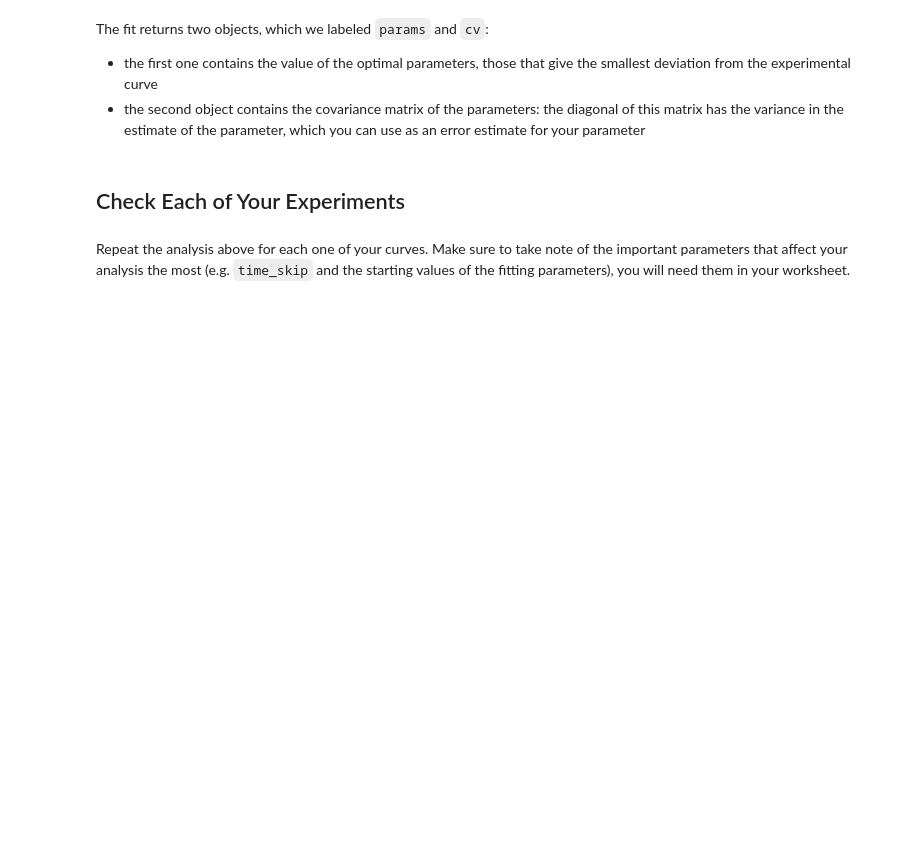
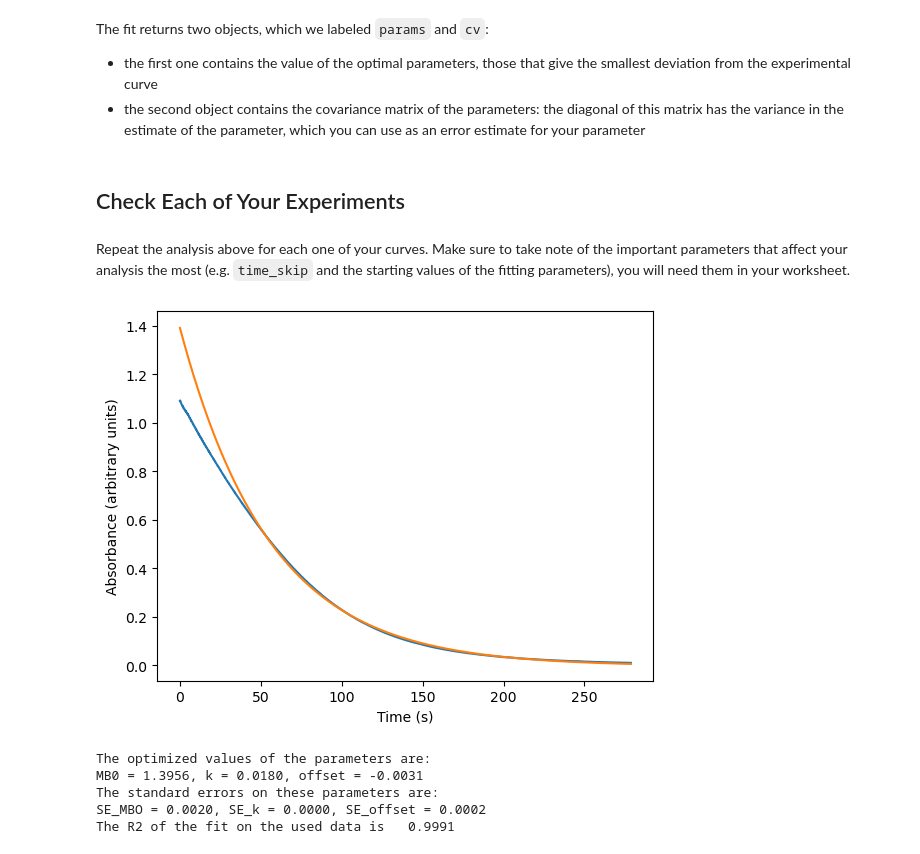
Before and after one commit to DavidShreve/PChemLab, a Jupyter notebook: Kinetics_ModelingData.ipynb, the cells around one changed output. Drawn from its saved outputs; the diff is of its cells as text; code cells hidden in the pictures; blank space fills up the shorter version.

```diff
--- a/Kinetics_ModelingData.ipynb
+++ b/Kinetics_ModelingData.ipynb
@@ -254,7 +254,7 @@ We need to load the Google Drive and access an example of a dataset from a kinet
 # @title Set Local Path { display-mode: "form" }
 # The following needs to be the path of the folder with all your collected data in .csv format
 local_path="/Users/School/PycharmProjects/PChemLab/Kinetics_Data/MB_Data" # @param {type:"string"}
-path = "/Users/School/PycharmProjects/PChemLab/Kinetics_Data/MB_Data"
+path = "/Users/School/PycharmProjects/PChemLab/Kinetics_Data/MB_Data/"
 # %% [markdown]
 In order to streamline the fitting of the data, we will be storing the file that corresponds to each experiment into a Python dictionary (`dict`), together with all the relevant information of that experiment and the parameters that we need for the fit. You can use the same statement in the following, but make sure to change the file name from 'SetArun1.csv' (the one that I am using) to the one you want to use.
 # %%
@@ -364,7 +389,7 @@ The fit returns two objects, which we labeled `params` and `cv`:
 Repeat the analysis above for each one of your curves. Make sure to take note of the important parameters that affect your analysis the most (e.g. `time_skip` and the starting values of the fitting parameters), you will need them in your worksheet.
 # %%
 # @title Check the parameters on each of your files { display-mode: "form" }
-name = 'SetBrun3.csv' # @param {type:"string"}
+name = 'SetB_T3.csv' # @param {type:"string"}
 order = 'first' # @param ['zeroth', 'first', 'second'] {allow-input: true}
 semilog = False # @param {type:"boolean"}
 time_skip = 40 # @param {type:"number"}
@@ -383,30 +408,37 @@ elif order == 'first' :
     funct = exponential
 elif order == 'second' :
     funct = inverse
 
 # filter and fit the data
 filtered_data = newfile['data'][newfile['data']['time']>time_skip]
 x = filtered_data['time']
 y = filtered_data['absorbance']
 params, cv = scipy.optimize.curve_fit(funct,x,y,p0)
 
 # plot the data together with the fit
 if semilog :
     plt.semilogy(newfile['data']['time'],newfile['data']['absorbance'])
     plt.semilogy(newfile['data']['time'],funct(newfile['data']['time'],params[0],params[1],params[2]))
 else:
     plt.plot(newfile['data']['time'],newfile['data']['absorbance'])
     plt.plot(newfile['data']['time'],funct(newfile['data']['time'],params[0],params[1],params[2]))
 plt.xlabel('Time (s)')
 plt.ylabel('Absorbance (arbitrary units)')
 plt.show()
 
 # compute correlation coefficient
 RSS = np.sum((y-funct(x,params[0],params[1],params[2]))**2)
 TSS = np.sum((y-y.mean())**2)
 R2 = 1-RSS/TSS
 
 # print results
 print(f"The optimized values of the parameters are: \nMB0 = {params[0]:6.4f}, k = {params[1]:6.4f}, offset = {params[2]:6.4f}")
 print(f"The standard errors on these parameters are: \nSE_MBO = {np.sqrt(cv[0,0]):6.4f}, SE_k = {np.sqrt(cv[1,1]):6.4f}, SE_offset = {np.sqrt(cv[2,2]):6.4f}")
 print(f"The R2 of the fit on the used data is {R2:8.4f}")
+# %% [output]
+[figure, added]
+The optimized values of the parameters are:
+MB0 = 1.3956, k = 0.0180, offset = -0.0031
+The standard errors on these parameters are:
+SE_MBO = 0.0020, SE_k = 0.0000, SE_offset = 0.0002
+The R2 of the fit on the used data is   0.9991
```
Also changed, not shown: parts of 7 cells of this notebook.
